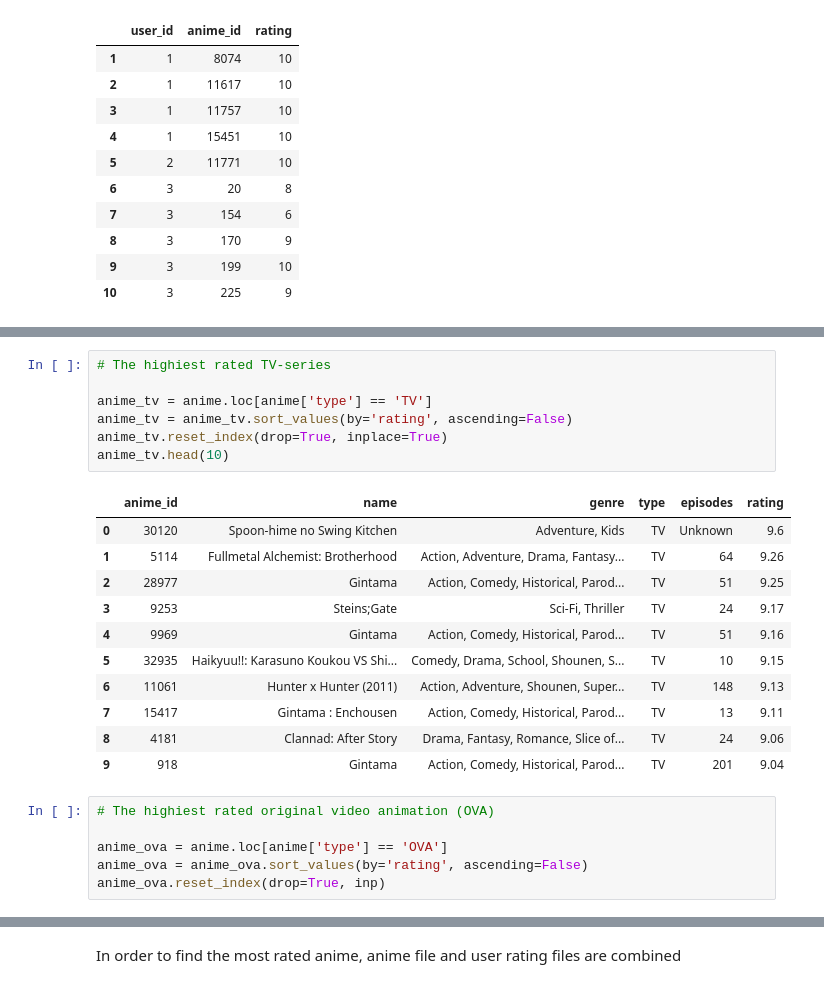
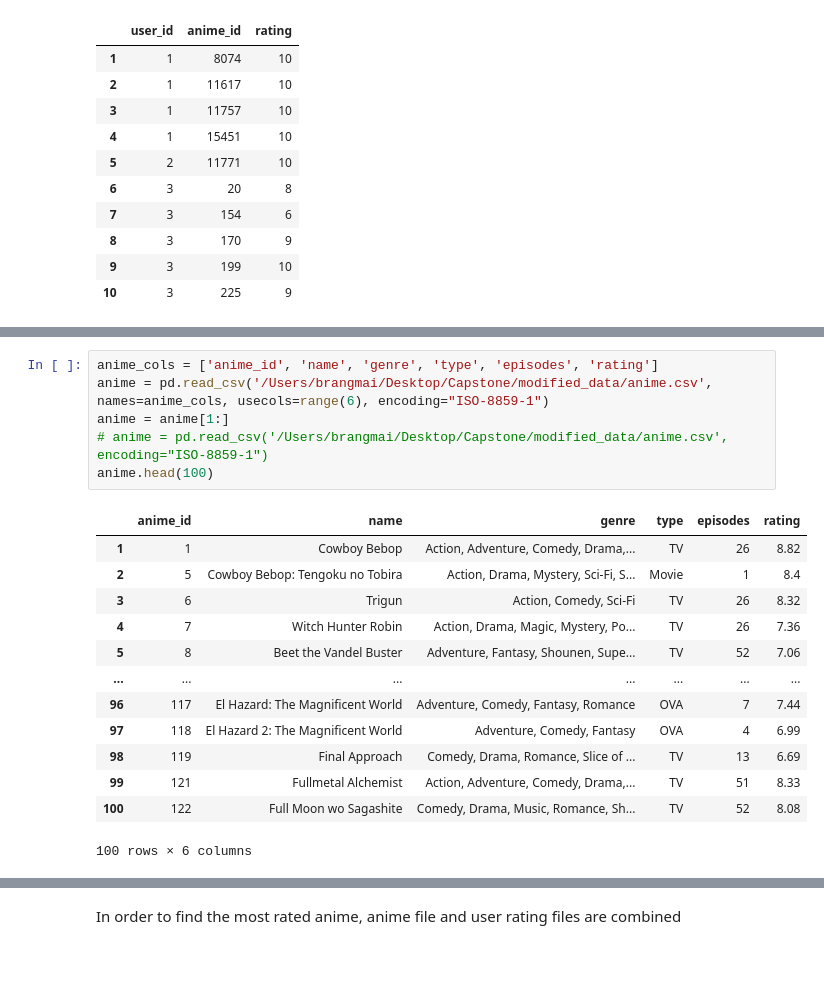
Before and after one commit to Capstone-Project-group/Recommender-System, a Jupyter notebook: Data-Prep.ipynb, the cells around one changed output, grey strips where cells are left out. Saved outputs shown, nothing was run; the diff lists cells and outputs as text; blank space fills up the shorter version.

```diff
--- a/Data-Prep.ipynb
+++ b/Data-Prep.ipynb
@@ -60,25 +23,20 @@ anime_movies.head(10)
-# %%
-# The highiest rated TV-series
-
-anime_tv = anime.loc[anime['type'] == 'TV']
-anime_tv = anime_tv.sort_values(by='rating', ascending=False)
-anime_tv.reset_index(drop=True, inplace=True)
-anime_tv.head(10)
-# %% [output]
-|  | anime_id | name | genre | type | episodes | rating |
-| 0 | 30120 | Spoon-hime no Swing Kitchen | Adventure, Kids | TV | Unknown | 9.6 |
-| 1 | 5114 | Fullmetal Alchemist: Brotherhood | Action, Adventure, Drama, Fantasy... | TV | 64 | 9.26 |
-| 2 | 28977 | Gintama | Action, Comedy, Historical, Parod... | TV | 51 | 9.25 |
-| 3 | 9253 | Steins;Gate | Sci-Fi, Thriller | TV | 24 | 9.17 |
-| 4 | 9969 | Gintama | Action, Comedy, Historical, Parod... | TV | 51 | 9.16 |
-| 5 | 32935 | Haikyuu!!: Karasuno Koukou VS Shi... | Comedy, Drama, School, Shounen, S... | TV | 10 | 9.15 |
-| 6 | 11061 | Hunter x Hunter (2011) | Action, Adventure, Shounen, Super... | TV | 148 | 9.13 |
-| 7 | 15417 | Gintama : Enchousen | Action, Comedy, Historical, Parod... | TV | 13 | 9.11 |
-| 8 | 4181 | Clannad: After Story | Drama, Fantasy, Romance, Slice of... | TV | 24 | 9.06 |
-| 9 | 918 | Gintama | Action, Comedy, Historical, Parod... | TV | 201 | 9.04 |
-# %%
-# The highiest rated original video animation (OVA)
-
-anime_ova = anime.loc[anime['type'] == 'OVA']
-anime_ova = anime_ova.sort_values(by='rating', ascending=False)
-anime_ova.reset_index(drop=True, inp)
+# %%
+anime_cols = ['anime_id', 'name', 'genre', 'type', 'episodes', 'rating']
+anime = pd.read_csv('/Users/brangmai/Desktop/Capstone/modified_data/anime.csv', names=anime_cols, usecols=range(6), encoding="ISO-8859-1")
+anime = anime[1:]
+# anime = pd.read_csv('/Users/brangmai/Desktop/Capstone/modified_data/anime.csv', encoding="ISO-8859-1")
+anime.head(100)
+# %% [output]
+|  | anime_id | name | genre | type | episodes | rating |
+| 1 | 1 | Cowboy Bebop | Action, Adventure, Comedy, Drama,... | TV | 26 | 8.82 |
+| 2 | 5 | Cowboy Bebop: Tengoku no Tobira | Action, Drama, Mystery, Sci-Fi, S... | Movie | 1 | 8.4 |
+| 3 | 6 | Trigun | Action, Comedy, Sci-Fi | TV | 26 | 8.32 |
+| 4 | 7 | Witch Hunter Robin | Action, Drama, Magic, Mystery, Po... | TV | 26 | 7.36 |
+| 5 | 8 | Beet the Vandel Buster | Adventure, Fantasy, Shounen, Supe... | TV | 52 | 7.06 |
+| ... | ... | ... | ... | ... | ... | ... |
+| 96 | 117 | El Hazard: The Magnificent World | Adventure, Comedy, Fantasy, Romance | OVA | 7 | 7.44 |
+| 97 | 118 | El Hazard 2: The Magnificent World | Adventure, Comedy, Fantasy | OVA | 4 | 6.99 |
+| 98 | 119 | Final Approach | Comedy, Drama, Romance, Slice of ... | TV | 13 | 6.69 |
+| 99 | 121 | Fullmetal Alchemist | Action, Adventure, Comedy, Drama,... | TV | 51 | 8.33 |
+| 100 | 122 | Full Moon wo Sagashite | Comedy, Drama, Music, Romance, Sh... | TV | 52 | 8.08 |
+100 rows × 6 columns
```
Also changed, not shown: parts of 18 cells of this notebook.
